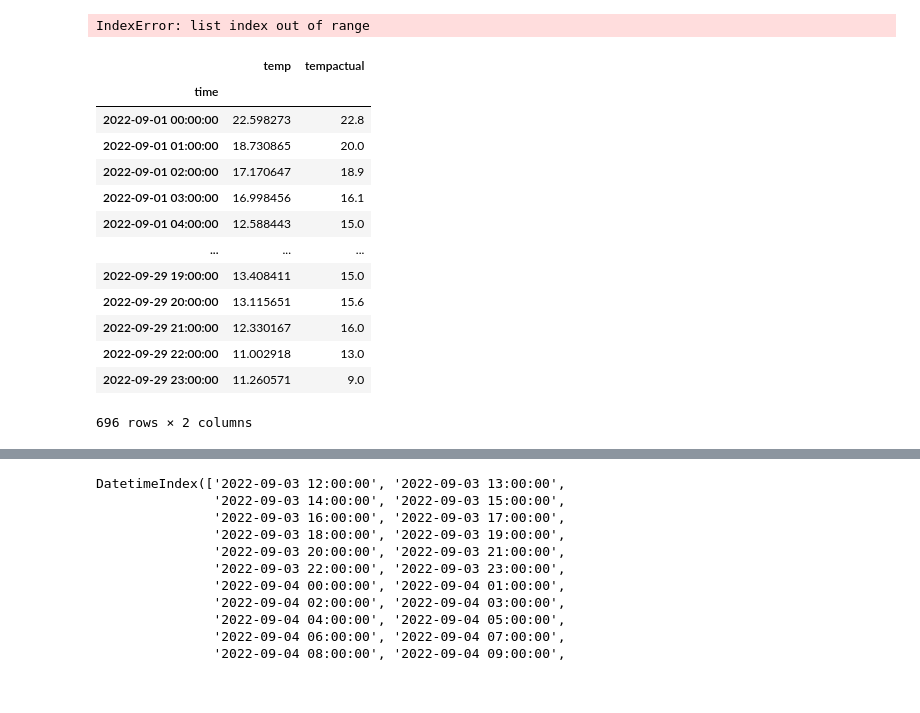
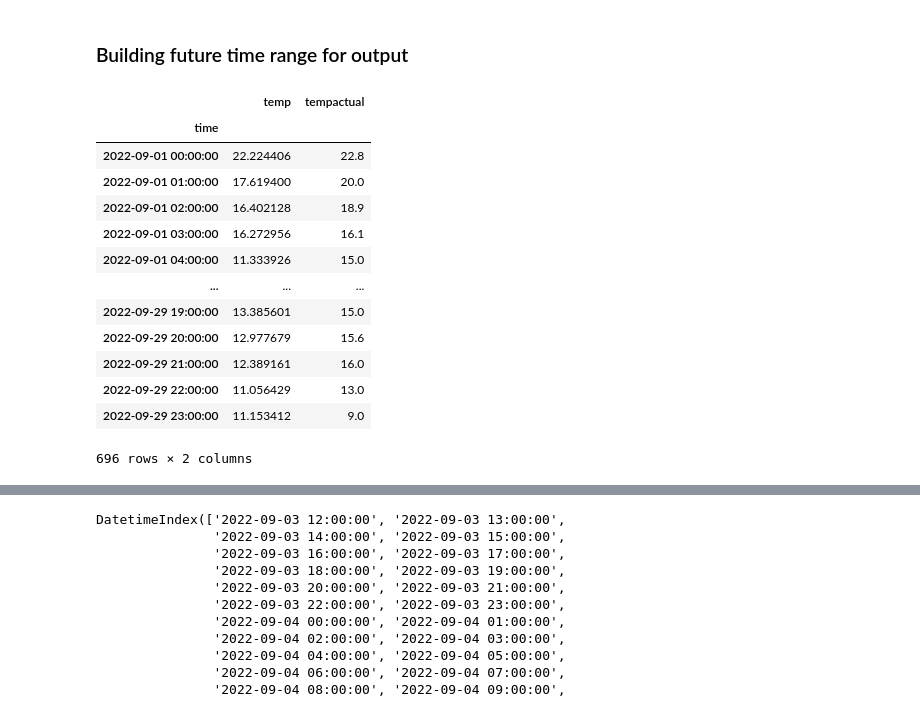
Before and after one commit to Pkeet99/Weatherman, a Jupyter notebook: supervised_models/AAtimeseries_future.ipynb, the cells around one changed output, grey strips where cells are left out. Drawn from its saved outputs; the diff is of its cells as text; code cells hidden in the pictures.

```diff
--- a/supervised_models/AAtimeseries_future.ipynb
+++ b/supervised_models/AAtimeseries_future.ipynb
@@ -20,7 +20,7 @@ from tqdm import tqdm
 # %%
 ROOT_DIR = os.path.realpath(os.path.join(os.getcwd(), '..'))
 cln_pkl_loc = os.path.join(ROOT_DIR, 'data','AAcleaned.pkl')
-fut_pkl_loc = os.path.join(ROOT_DIR, 'data','data','weatherAASeptember.pkl')
+fut_pkl_loc = os.path.join(ROOT_DIR, 'data','data','weatherAAtest.pkl')
 # %%
 df=pd.read_pickle(cln_pkl_loc)
 dfft=pd.read_pickle(fut_pkl_loc)
@@ -29,17 +29,12 @@ df.drop(columns=['NaNcount','NaNmax'], inplace=True)
 df=df.loc[:'2022-08-31 23:00:00']
 # %%
 df=pd.concat([df,dfft])
+# %% [markdown]
+### Building future time range for output
 # %%
-time_range = pd.date_range('2022-09-01 00:00:00', '2022-09-29 23:00:00', freq='H') ##creating time range
+time_range = pd.date_range('2022-09-01 00:00:00', '2022-10-15 23:00:00', freq='H') ##creating time range
 time_range=pd.DataFrame(time_range, columns=['time'])
 time_range.set_index('time',inplace=True)
-# %%
-l=[]
-for ind in time_range:
-    l.append(ind)
-df.loc[:l[0]]
-# %% [output]
-IndexError: list index out of range
 # %%
 def sarima_forecast(history, config,delta):
     order, sorder, trend = config
@@ -87,31 +84,31 @@ def loopsarima(df,time_range, col): #function takes in a DF(with timediff column
 # %%
 filterwarnings("ignore")
 def buildfuture24(df, tr, col, config, delta):
     tr[col]=np.nan
     tr[col+'actual']=np.nan
     for ind in tqdm(tr.index):
-        st=ind-timedelta(days=20)
+        st=ind-timedelta(days=30)
         end=ind-timedelta(hours=delta) #going back 24 hours to make the prediction match our other techniques
         filterwarnings("ignore")
         yhat = sarima_forecast(df.loc[st:end][col],config,delta)
         tr.at[ind,col]=yhat.iloc[-1]
         tr.at[ind,col+'actual']=df.loc[ind][col]
     return tr
 
-test=buildfuture24(df, time_range, 'temp', [(2, 1, 1), (1, 1, 2, 24), 'n'], 24)
+test=buildfuture24(df, time_range, 'temp', [(0, 1, 0), (1, 1, 2, 24), 'c'], 24)
 test
 # %% [output]
 |  | temp | tempactual |
 | time |  |  |
-| 2022-09-01 00:00:00 | 22.598273 | 22.8 |
-| 2022-09-01 01:00:00 | 18.730865 | 20.0 |
-| 2022-09-01 02:00:00 | 17.170647 | 18.9 |
-| 2022-09-01 03:00:00 | 16.998456 | 16.1 |
-| 2022-09-01 04:00:00 | 12.588443 | 15.0 |
+| 2022-09-01 00:00:00 | 22.224406 | 22.8 |
+| 2022-09-01 01:00:00 | 17.619400 | 20.0 |
+| 2022-09-01 02:00:00 | 16.402128 | 18.9 |
+| 2022-09-01 03:00:00 | 16.272956 | 16.1 |
+| 2022-09-01 04:00:00 | 11.333926 | 15.0 |
 | ... | ... | ... |
-| 2022-09-29 19:00:00 | 13.408411 | 15.0 |
-| 2022-09-29 20:00:00 | 13.115651 | 15.6 |
-| 2022-09-29 21:00:00 | 12.330167 | 16.0 |
-| 2022-09-29 22:00:00 | 11.002918 | 13.0 |
-| 2022-09-29 23:00:00 | 11.260571 | 9.0 |
+| 2022-09-29 19:00:00 | 13.385601 | 15.0 |
+| 2022-09-29 20:00:00 | 12.977679 | 15.6 |
+| 2022-09-29 21:00:00 | 12.389161 | 16.0 |
+| 2022-09-29 22:00:00 | 11.056429 | 13.0 |
+| 2022-09-29 23:00:00 | 11.153412 | 9.0 |
 696 rows × 2 columns
```
Also changed, not shown: parts of 10 cells of this notebook, 4 other files.
